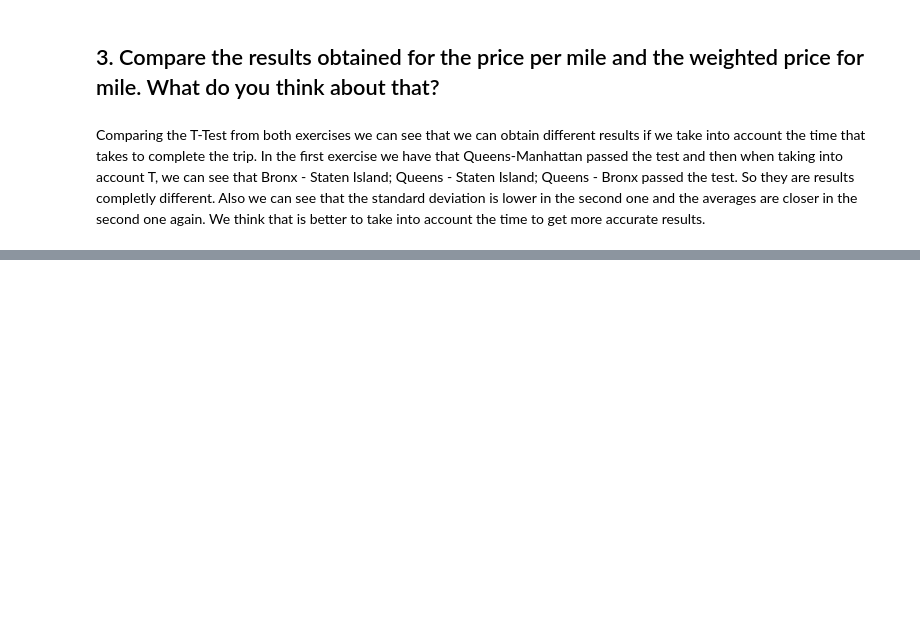
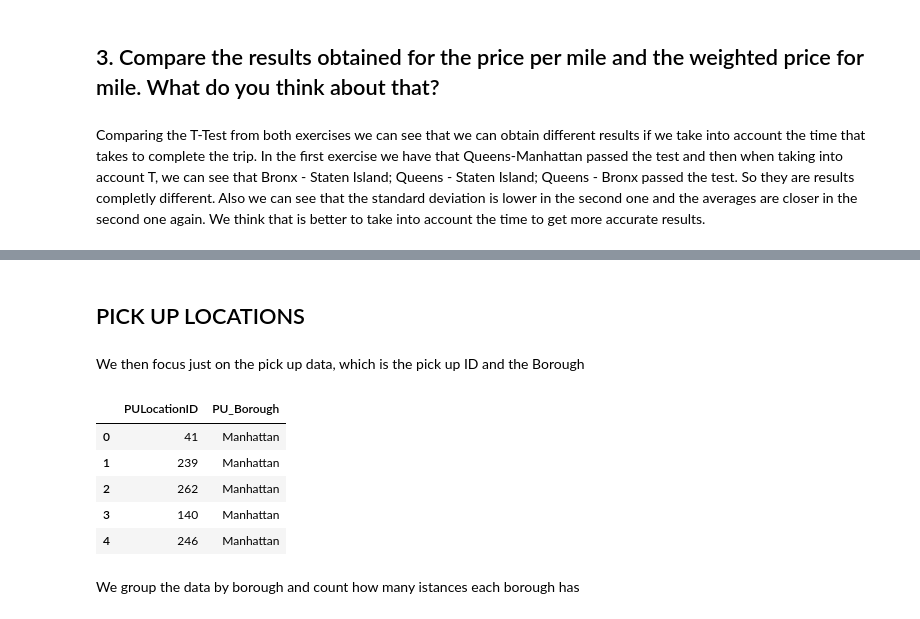
Before and after one commit to sanxlop/ADM-HW2-21, a Jupyter notebook: Homework_2.ipynb, the cells around one changed output, grey strips where cells are left out. Cells and saved outputs as stored; diff of their text form; code cells hidden in the pictures; blank space fills up the shorter version.

```diff
--- a/Homework_2.ipynb
+++ b/Homework_2.ipynb
@@ -1197,0 +1279,16 @@ Queens - Bronx passed the test. So they are results completly different. Also we
+# %% [markdown]
+## PICK UP LOCATIONS
+# %% [markdown]
+We then focus just on the pick up data, which is the pick up ID and the Borough
+# %%
+PU_Brough = taxi_data[['PULocationID','PU_Borough']]
+PU_Brough.head(5)
+# %% [output]
+|  | PULocationID | PU_Borough |
+| 0 | 41 | Manhattan |
+| 1 | 239 | Manhattan |
+| 2 | 262 | Manhattan |
+| 3 | 140 | Manhattan |
+| 4 | 246 | Manhattan |
+# %% [markdown]
+We group the data by borough and count how many istances each borough has
```
Also changed, not shown: parts of 61 cells of this notebook, 1 other file.
